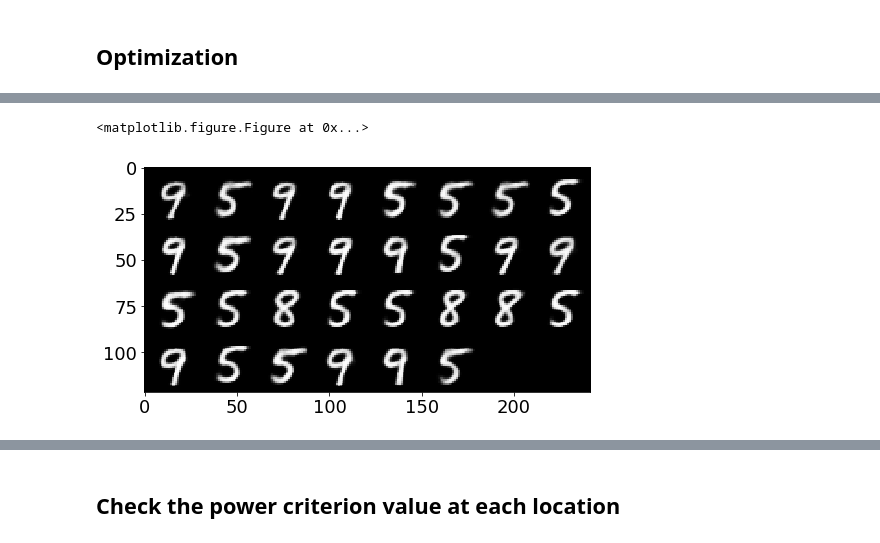
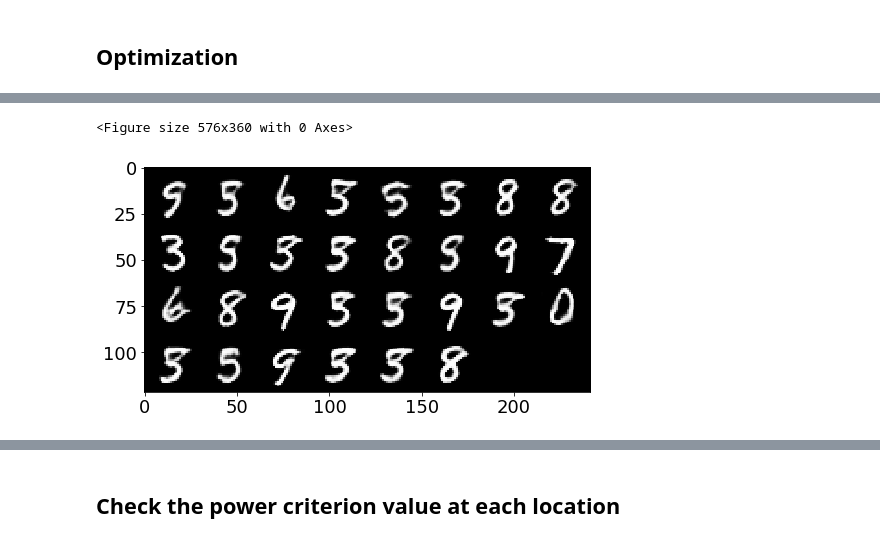
Before and after one commit to wittawatj/kernel-mod, a Jupyter notebook: ipynb/gan/mnist_opt.ipynb, the cells around one changed output, grey strips where cells are left out. Cells and saved outputs as stored; diff of their text form; code cells hidden in the pictures.

```diff
--- a/ipynb/gan/mnist_opt.ipynb
+++ b/ipynb/gan/mnist_opt.ipynb
@@ -42,6 +44,7 @@ matplotlib.rcParams['ps.fonttype'] = 42
 # set this to False to avoid using a GPU
 use_cuda = True and torch.cuda.is_available()
 device = torch.device("cuda" if use_cuda else "cpu")
+default_type = torch.cuda.FloatTensor if use_cuda else torch.FloatTensor
 torch.set_default_tensor_type(torch.cuda.FloatTensor if use_cuda else torch.FloatTensor)
 # %%
 seed = 13
@@ -203,40 +214,54 @@ def norm(x, loc, scale):
 def mnist_norm(x):
     return norm(x, 0.1307, 0.3081)
 # %%
-def trans_dcgan(x):
+def trans_gan(x):
     y = norm(x, -1.0, 2.0)
     return mnist_norm(y)
 
 
 def trans_vae(x):
     return mnist_norm(x).view(-1, 1, 28, 28)
+
+def get_trans(model_type):
+    name = model_type.lower()
+    if name not in exutil.mnist_model_names:
+        raise ValueError('Model name has be one of '
+                          '{} and was'.format(key_list, name))
+    print('Model: {}'.format(name))
+    if 'gan' in name:
+        return trans_gan
+    elif name == 'vae':
+        return mnist_norm
 # %% [markdown]
 ## Optimization settings
 # %%
 J = 30
 
-gen_p = dcgan.module.forward
-gen_q = vae.decode
-trans_p = trans_dcgan
-trans_q = trans_vae
+# gen_p = dcgan.module.forward
+# gen_q = vae.decode
+gen_p_forward = gen_p.module.forward
+gen_q_forward = gen_q.module.forward
+trans_p = get_trans(model_type_p)
+trans_q = get_trans(model_type_q)
 featurizer = extractor_cls
 
 reg = 1e-4
-lam_z = 1e-6
-lam_gw = 1e-6
+lam_z = 1e-5
+lam_gw = 1e-4
 gwidth_lb = None
 gwidth_ub = None
 Zp_lb= -(4.**2)
-Zp_ub= 50.**2
+Zp_ub= 1.**2
 Zq_lb= -(4.**2)
 Zq_ub= 50.**2
 
-X = featurizer(trans_dcgan(dcgan.sample(num_sample)))
-Y = featurizer(mnist_norm(vae_sample(vae, num_sample)))
+X = featurizer(trans_p(gen_p.sample(num_sample)))
+Y = featurizer(trans_q(gen_q.sample(num_sample)))
+#Y = featurizer(trans_q(vae_sample(vae, num_sample)))
 Z = featurizer(input_Z)
 
 XYZ = np.vstack((X.cpu().data.numpy(), Y.cpu().data.numpy(), Z.cpu().data.numpy()))
 med = util.meddistance(XYZ, subsample=1000)
 gwidth0 = med
-Zp0 = torch.rand([J, 100]) - 0.5
-Zq0 = torch.rand([J, 20]) - 0.5
+Zp0 = torch.rand([J, gen_p.in_out_shapes[0]]) - 0.5
+Zq0 = torch.rand([J, gen_q.in_out_shapes[0]]) - 0.5
@@ -336,11 +364,12 @@ plot.show_torch_imgs(gen_imgs.detach(), nrow=8, figsize=(8, 5), normalize=True)
 # %%
-gen_imgs = vae.decode(Zq).detach().view(-1, 1, 28, 28)
+#gen_imgs = vae.decode(Zq).detach().view(-1, 1, 28, 28)
+gen_imgs = gen_q_forward(Zq).detach()
 Vq = featurizer(trans_q(gen_imgs))
 plt.figure(figsize=(8, 5))
 plot.show_torch_imgs(gen_imgs, nrow=8, figsize=(8, 5), normalize=True)
 # %% [output]
-<matplotlib.figure.Figure at 0x...>
+<Figure size 576x360 with 0 Axes>
-[figure, old version]
+[figure, new version]
 # %%
 print(Zp.max())
 print(Zp.min())
```
Also changed, not shown: parts of 25 cells of this notebook, 2 other files.
